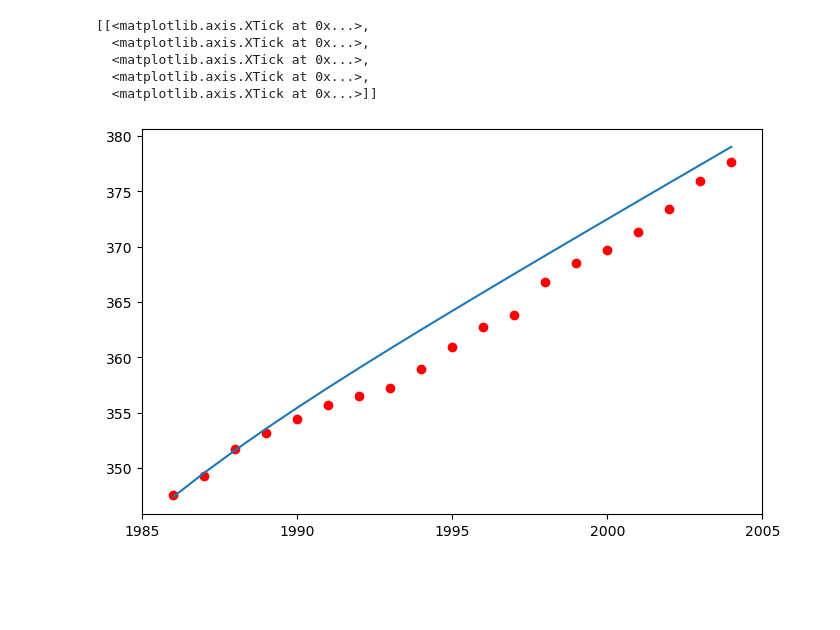
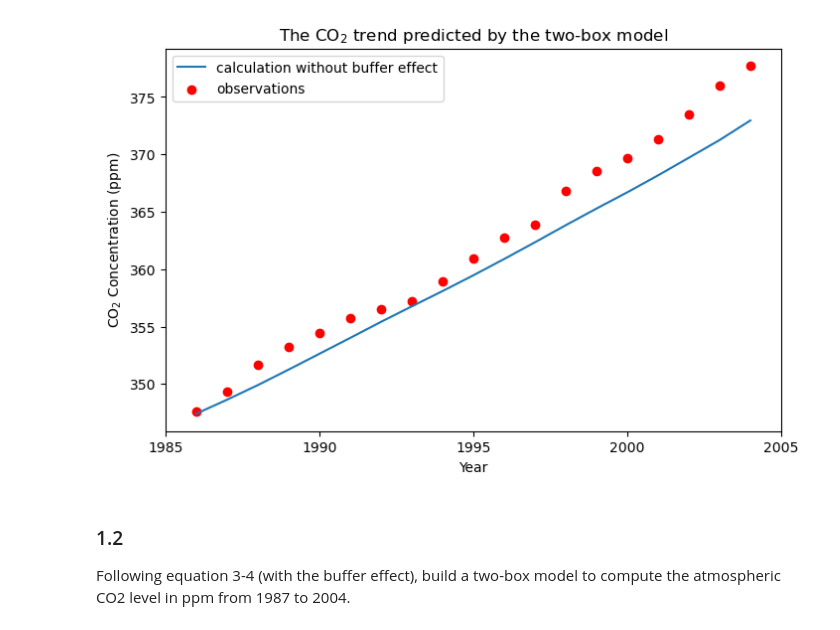
Before and after one commit to ReynoZ/ESE5023_Assignments_12232259, a Jupyter notebook: PS5.ipynb, the cells around one changed output. Drawn from its saved outputs; the diff is of its cells as text; code cells hidden in the pictures; blank space fills up the shorter version.

```diff
--- a/PS5.ipynb
+++ b/PS5.ipynb
@@ -81,19 +75,31 @@ from scipy.integrate import odeint
 # Parameter values
 k_12 = 105/740
 k_21 = 102/900
-gamma = fsl_CO2[18]
+gamma = fsl_CO2
 
 # Initial conditions
 N_1 = 740/2.13
 N_2 = 900/2.13
 
+# Set the time
+# The whole time range T defined by 2004-1986+1
+# delta t = 1
+T = np.arange(0,2004-1986+1)
+t = np.array([0,1])
+
+# Make a storage
+atm_sol = np.array([N_1])
+soc_sol = np.array([N_2])
+
+for i in T:
 # Pack up the parameters and initial conditions:
-p = [k_12, k_21, gamma]
-w0 = [N_1, N_2]
-
-# Set the time
-# delta t = 1
-t = np.arange(0,2004-1986+1)
+# Notice that we need to update gamma every step(year) we take
+    p = [k_12, k_21, gamma[i]]
+    w0 = [N_1, N_2]
 
 # Call the ODE solver.
-wsol = odeint(twoBoxmodel, w0, t, args=(p,))
+    wsol = odeint(twoBoxmodel, w0, t, args=(p,))
+    N_1, N_2 = wsol[1]
+# Store the solution pair
+    atm_sol = np.append(atm_sol,N_1)
+    soc_sol = np.append(soc_sol,N_2)
@@ -129,3 +105,0 @@ array([[347.41784038, 422.53521127],
-# %%
-atm_sol = wsol[:,0]
-soc_sol = wsol[:,1]
@@ -137,0 +106,7 @@ array([1986, 1987, 1988, 1989, 1990, 1991, 1992, 1993, 1994, 1995, 1996,
+# %%
+# Print the solution
+year = np.arange(1986,2005,1)
+atm_sol = np.delete(atm_sol,-1)
+sol_1 = pd.DataFrame({'Year':year,
+                      'Atmos CO2 level (ppm)':atm_sol})
+sol_1
@@ -138,12 +131,15 @@ array([1986, 1987, 1988, 1989, 1990, 1991, 1992, 1993, 1994, 1995, 1996,
 # %%
+# Plot the solution and observation values
 fig, ax = plt.subplots(figsize=(8,5))
 ax.plot(year,atm_sol)
 ax.scatter(year,obsv_CO2['mean'],c = 'r')
-ax.set(xticks = np.arange(1985,2010,5))
+ax.set(title = r'The CO$_2$ trend predicted by the two-box model',
+       xlabel = 'Year', ylabel = r'CO$_2$ Concentration (ppm)',
+       xticks = np.arange(1985,2010,5))
+ax.legend(['calculation without buffer effect','observations'])
+plt.show()
 # %% [output]
-[[<matplotlib.axis.XTick at 0x...>,
-  <matplotlib.axis.XTick at 0x...>,
-  <matplotlib.axis.XTick at 0x...>,
-  <matplotlib.axis.XTick at 0x...>,
-  <matplotlib.axis.XTick at 0x...>]]
-[figure, old version]
+[figure, new version]
+# %% [markdown]
+### 1.2
+Following equation 3-4 (with the buffer effect), build a two-box model to compute the atmospheric CO2 level in ppm from 1987 to 2004.
```
Also changed, not shown: parts of 17 cells of this notebook.
